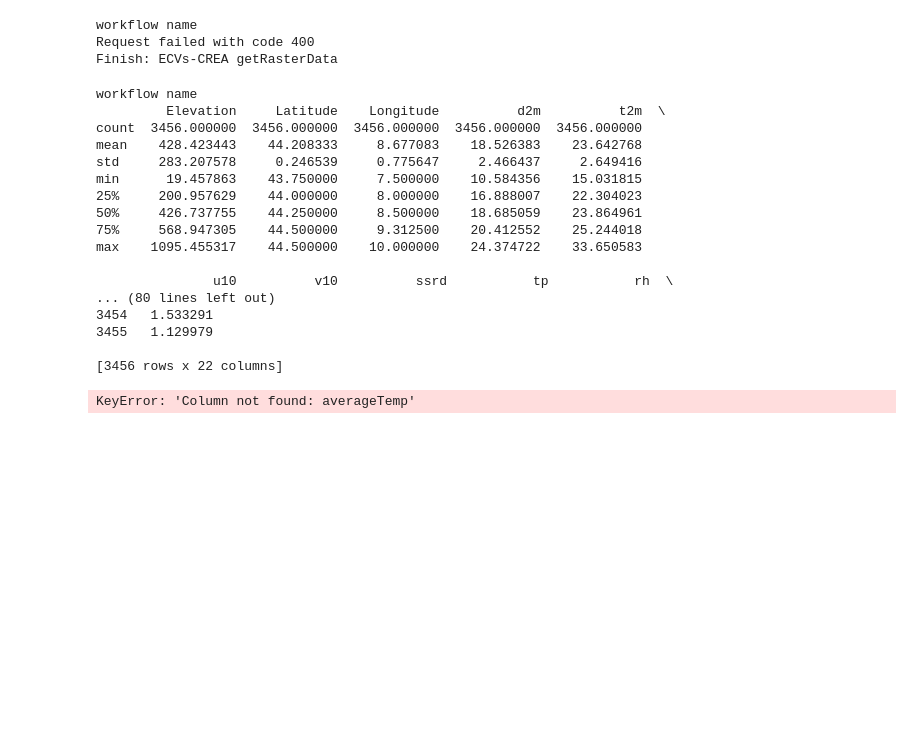
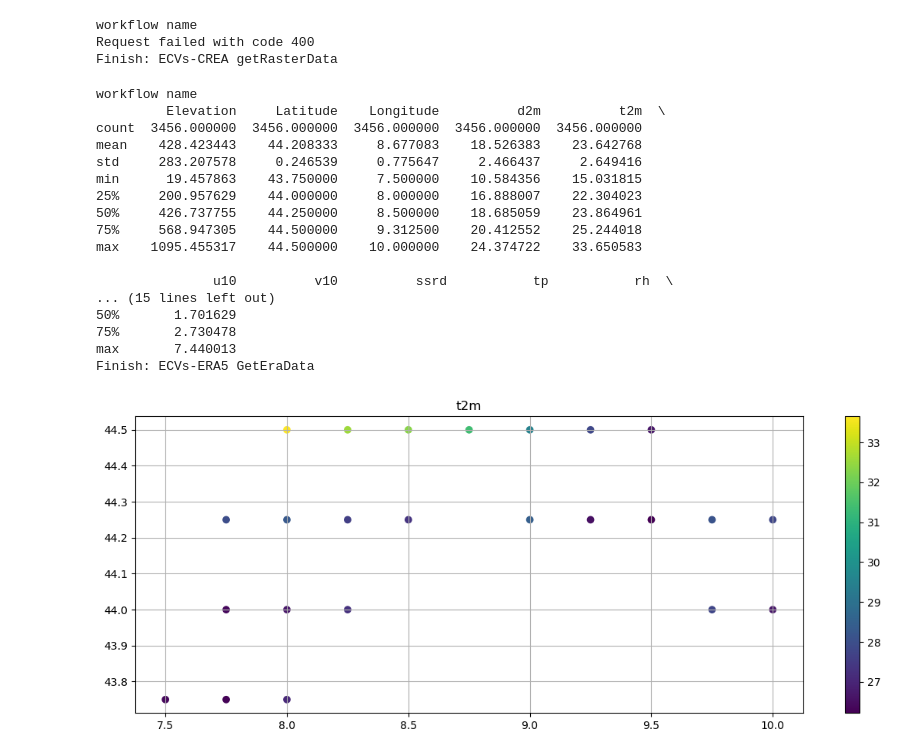
Before and after one commit to QCDIS/ECVs, a Jupyter notebook: codebase/01-Access-AnaEE_Weather_Data.ipynb, the cells around one changed output. Cells and saved outputs as stored; diff of their text form; code cells hidden in the pictures; blank space fills up the shorter version.

```diff
--- a/codebase/01-Access-AnaEE_Weather_Data.ipynb
+++ b/codebase/01-Access-AnaEE_Weather_Data.ipynb
@@ -661,16 +673,19 @@ input_crea_data = {
     "startTime": param_start_date,
     "endTime":   param_end_date,
     "timeStep":  param_timestep,
-    "wkt":       param_polygon_string,
+    "wkt":       param_wkt_string,
     "group":     param_crea_group
 }
-input_crea_var  = f"{param_variable}"
+input_crea_var  = f"{param_crea_variable}"
 
 # output
 # -----
 dummy_cell_arg_o = "dummy output"
 
-fname_fig = f'{input_crea_fun}.jpg'
+fname_csv = f'CREA_{input_crea_fun}-{input_crea_var}.csv'
+file_result_csv = os.path.join(conf_minio_user_local_data, fname_csv)
+
+fname_fig = f'CREA_{input_crea_fun}-{input_crea_var}.jpg'
 file_result_fig = os.path.join(conf_minio_user_local_data, fname_fig)
 
 # func
@@ -754,7 +769,9 @@ if r["code"] == 0:
     # read the response into a data table
     df_data = pd.read_csv(StringIO(r["data"]))
     print(df_data.describe())
-    print(df_data)
+    # print(df_data)
+
+    df_data.to_csv(file_result_csv, sep=conf_delimiter_csv)
 
     # parse data
     # .....
@@ -771,7 +788,7 @@ if r["code"] == 0:
     # plot
     # .....
     plt.figure(figsize=(14,5))
-    plt.axes().set_aspect('equal')
+    # plt.axes().set_aspect('equal')
     # plt.title('Maximum Temperatures in C°')
     plt.title(f"{input_crea_var}")
     plt.grid()
@@ -781,6 +798,9 @@ if r["code"] == 0:
 
     plt.savefig(file_result_fig)
     # plt.show()
+else:
+    df_data = pd.DataFrame()
+    df_data.to_csv(file_result_csv, sep=conf_delimiter_csv)
 
 # -----
 with open(conf_minio_user_local_flog, "a+") as fp_log:
@@ -849,18 +869,21 @@ input_era5_data = {
     "startTime": param_start_date,
     "endTime":   param_end_date,
     "timeStep":  param_timestep,
-    "wkt":       param_polygon_string
+    "wkt":       param_wkt_string
 }
-input_era5_var  = f"{param_variable}"  # 't2m'
+input_era5_var  = f"{param_era5_variable}"
 
 # output
 # -----
 dummy_cell_arg_o = "dummy output"
 
-fname_fig_1 = f'{input_era5_fun}-scatter.jpg'
+fname_csv   = f'ERA5_{input_crea_fun}-{input_era5_var}.csv'
+file_result_csv   = os.path.join(conf_minio_user_local_data, fname_csv)
+
+fname_fig_1 = f'ERA5_{input_crea_fun}-{input_era5_var}-scatter.jpg'
 file_result_fig_1 = os.path.join(conf_minio_user_local_data, fname_fig_1)
 
-fname_fig_2 = f'{input_era5_fun}-line.jpg'
+fname_fig_2 = f'ERA5_{input_crea_fun}-{input_era5_var}-line.jpg'
 file_result_fig_2 = os.path.join(conf_minio_user_local_data, fname_fig_2)
 
 # func
@@ -944,7 +967,9 @@ if r["code"] == 0:
     # read the response into a data table
     df_data = pd.read_csv(StringIO(r["data"]))
     print(df_data.describe())
-    print(df_data)
+    # print(df_data)
+
+    df_data.to_csv(file_result_csv, sep=conf_delimiter_csv)
 
     # parse data
     # .....
@@ -961,57 +986,57 @@ if r["code"] == 0:
     # plot scatter
     # .....
     plt.figure(figsize=(14,5))
-    plt.axes().set_aspect('equal')
+    # plt.axes().set_aspect('equal')
     # plt.title('Maximum Temperatures in C°')
     plt.title(f"{input_era5_var}")
     plt.grid()
+
     plt.scatter(xs, ys, c=values, marker="o", cmap="viridis")
     plt.colorbar()
 
-    # output
-    # .....
     plt.savefig(file_result_fig_1)
     # plt.show()
 
-    # plot line
-    # .....
-    cell_data = df_data.loc[df_data['geometry'] == 'POINT(9.0 44.5)']
-    cell_data.index = cell_data['Date']
+    # # plot line
+    # # .....
+    # cell_data = df_data.loc[df_data['geometry'] == 'POINT(9.0 44.5)']
+    # cell_data.index = cell_data['Date']
 
-    plt.figure(figsize = (14, 5))
-    cell_data[input_era5_var].plot()
+    # plt.figure(figsize = (14, 5))
+    # cell_data[input_era5_var].plot()
 
-    # output
-    # .....
-    plt.savefig(file_result_fig_2)
-    # plt.show()
+    # plt.savefig(file_result_fig_2)
+    # # plt.show()
+else:
+    df_data = pd.DataFrame()
+    df_data.to_csv(file_result_csv, sep=conf_delimiter_csv)
 
 # -----
 with open(conf_minio_user_local_flog, "a+") as fp_log:
     fp_log.write(f"\nFinish: {workflow_step}\n")
     fp_log.write(f"\nOutput: {file_result_fig_1}\n")
     fp_log.write(f"\nOutput: {file_result_fig_2}\n")
 
 print(f"Finish: {workflow_step}")
 # %% [output]
 workflow name
          Elevation     Latitude    Longitude          d2m          t2m  \
 count  3456.000000  3456.000000  3456.000000  3456.000000  3456.000000
 mean    428.423443    44.208333     8.677083    18.526383    23.642768
 std     283.207578     0.246539     0.775647     2.466437     2.649416
 min      19.457863    43.750000     7.500000    10.584356    15.031815
 25%     200.957629    44.000000     8.000000    16.888007    22.304023
 50%     426.737755    44.250000     8.500000    18.685059    23.864961
 75%     568.947305    44.500000     9.312500    20.412552    25.244018
 max    1095.455317    44.500000    10.000000    24.374722    33.650583
 
                u10          v10          ssrd           tp           rh  \
-... (80 lines left out)
-3454   1.533291
-3455   1.129979
-
-[3456 rows x 22 columns]
+... (15 lines left out)
+50%       1.701629
+75%       2.730478
+max       7.440013
+Finish: ECVs-ERA5 GetEraData
-KeyError: 'Column not found: averageTemp'
+[figure, added]
 # %%
 # Don't containerize
 # =====
```
Also changed, not shown: parts of 5 cells of this notebook, 1 other file.
